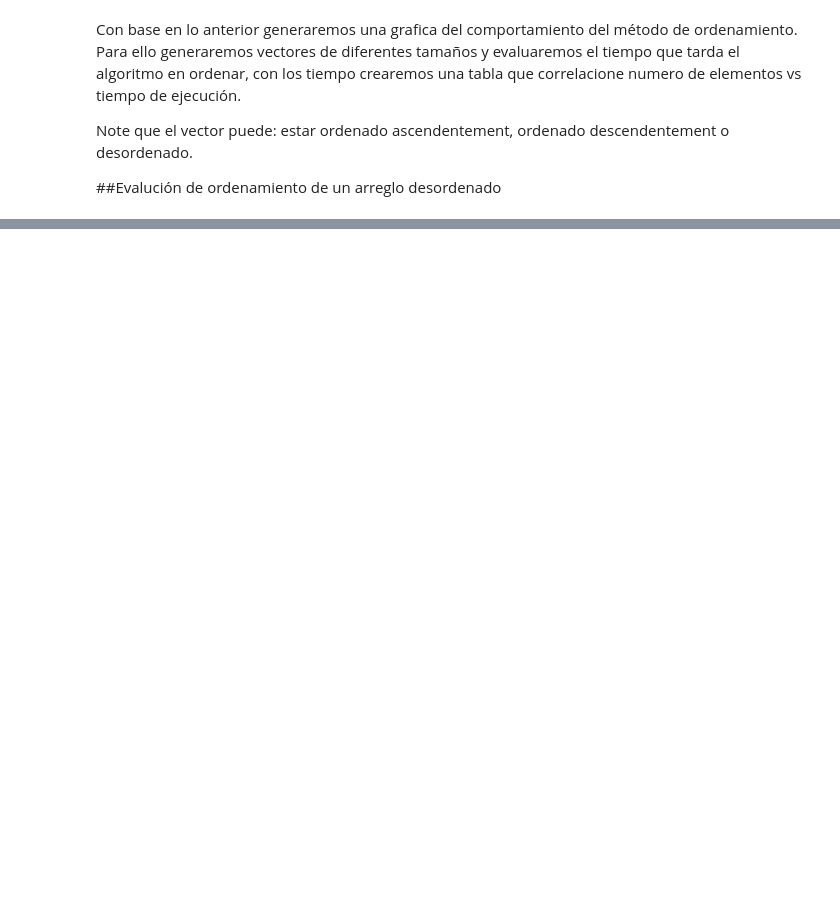
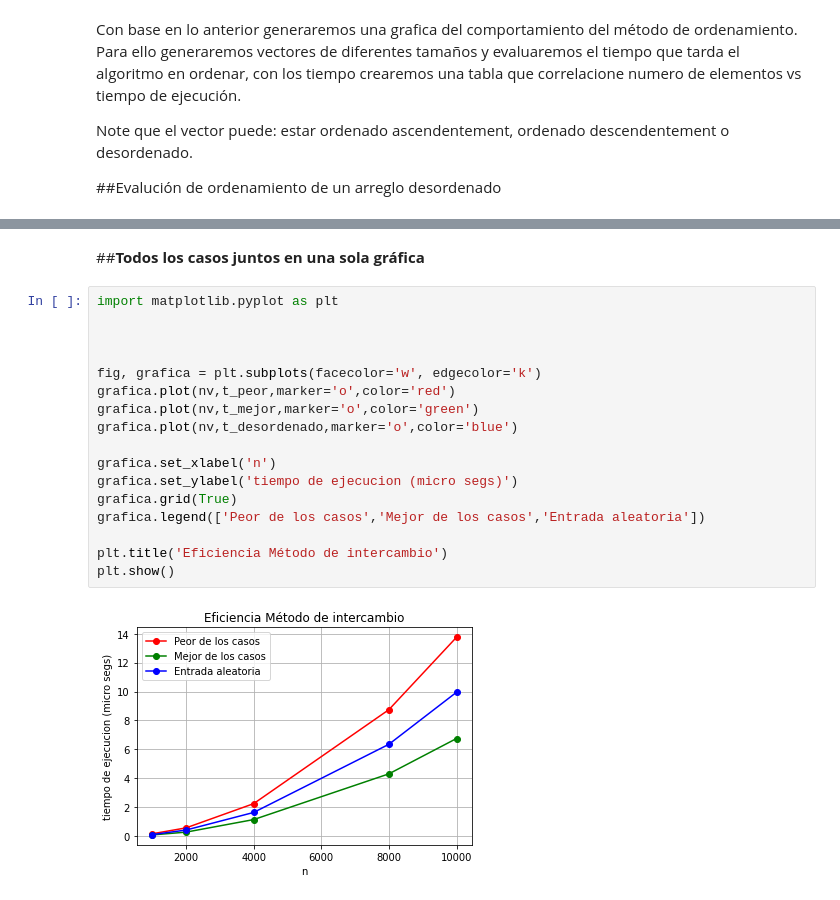
Before and after one commit to CastilloEdaUnam/Notas, a Jupyter notebook: EficienciaAlgoritmica.ipynb, the cells around one changed output, grey strips where cells are left out. Cells and saved outputs as stored; diff of their text form; blank space fills up the shorter version.

```diff
--- a/EficienciaAlgoritmica.ipynb
+++ b/EficienciaAlgoritmica.ipynb
@@ -542,0 +616,21 @@ plt.show()
+# %% [markdown]
+##**Todos los casos juntos en una sola gráfica**
+# %%
+import matplotlib.pyplot as plt
+
+
+
+fig, grafica = plt.subplots(facecolor='w', edgecolor='k')
+grafica.plot(nv,t_peor,marker='o',color='red')
+grafica.plot(nv,t_mejor,marker='o',color='green')
+grafica.plot(nv,t_desordenado,marker='o',color='blue')
+
+grafica.set_xlabel('n')
+grafica.set_ylabel('tiempo de ejecucion (micro segs)')
+grafica.grid(True)
+grafica.legend(['Peor de los casos','Mejor de los casos','Entrada aleatoria'])
+
+plt.title('Eficiencia Método de intercambio')
+plt.show()
+# %% [output]
+[figure, added]
```
Also changed, not shown: parts of 11 cells of this notebook.
